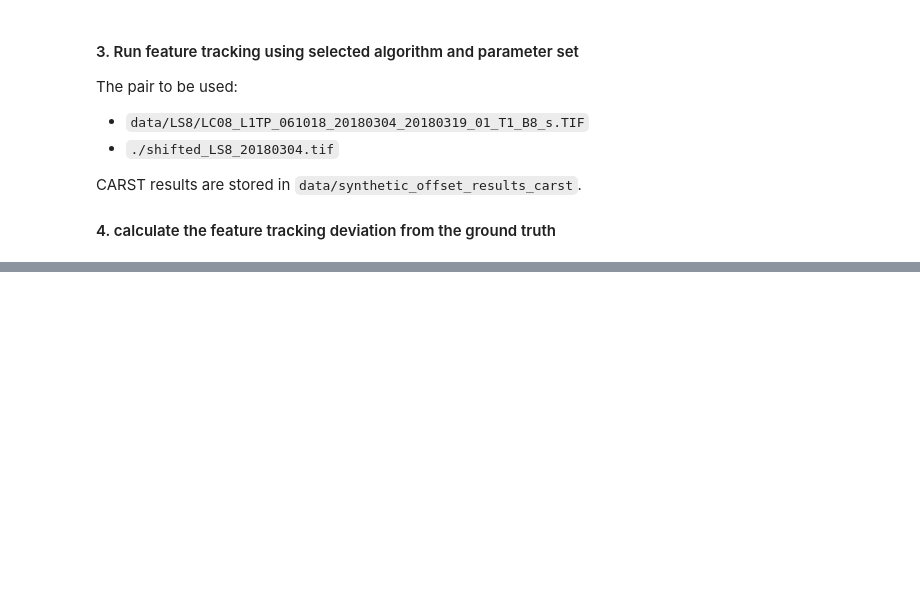
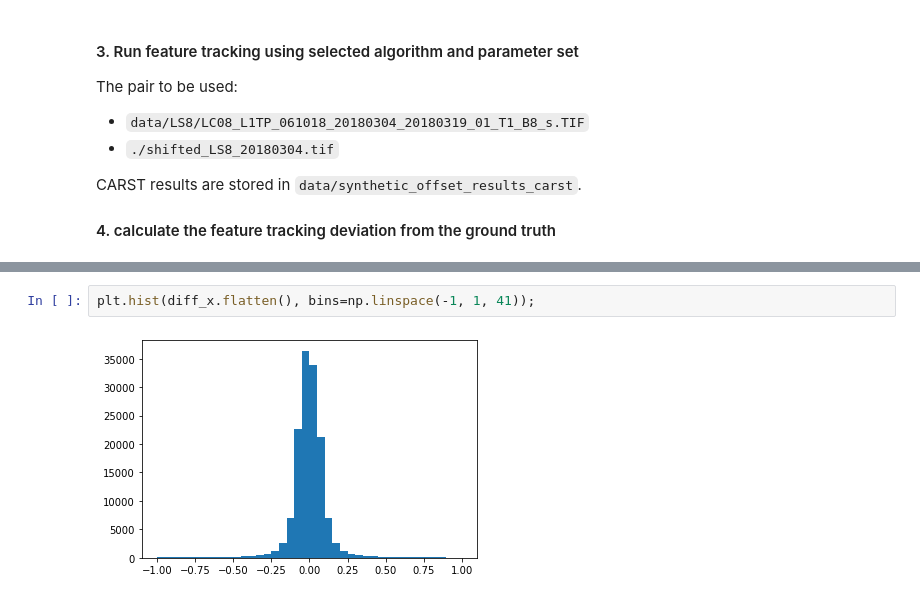
Before and after one commit to whyjz/GLAFT, a Jupyter notebook: notebooks/synthetic_displacement/metric_synthetic.ipynb, the cells around one changed output, grey strips where cells are left out. Drawn from its saved outputs; the diff is of its cells as text; blank space fills up the shorter version.

```diff
--- a/notebooks/synthetic_displacement/metric_synthetic.ipynb
+++ b/notebooks/synthetic_displacement/metric_synthetic.ipynb
@@ -121,0 +169,4 @@ array([[ 0.       ,  0.03125  , -0.0625   , ..., -0.875    , -0.875    ,
+# %%
+plt.hist(diff_x.flatten(), bins=np.linspace(-1, 1, 41));
+# %% [output]
+[figure, added]
```
Also changed, not shown: parts of 16 cells of this notebook, 1 other file.
